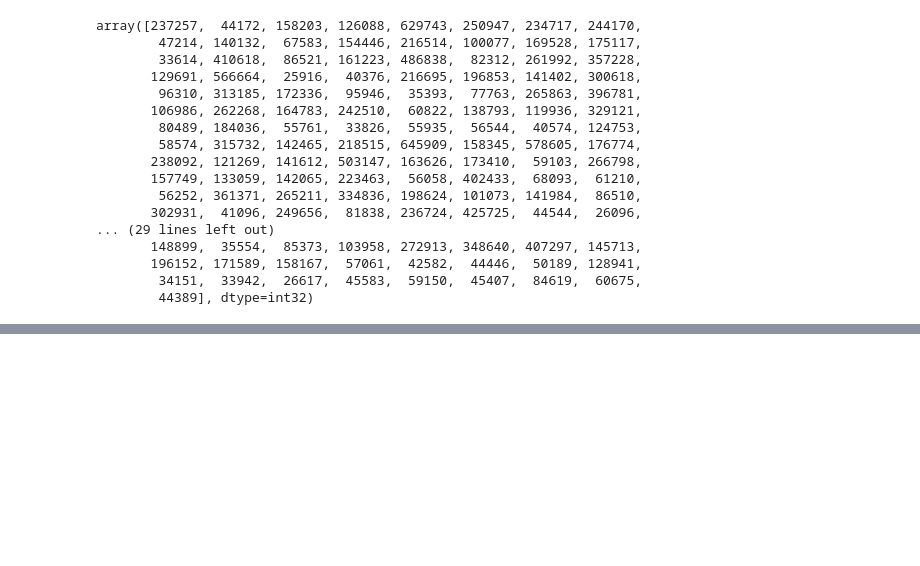
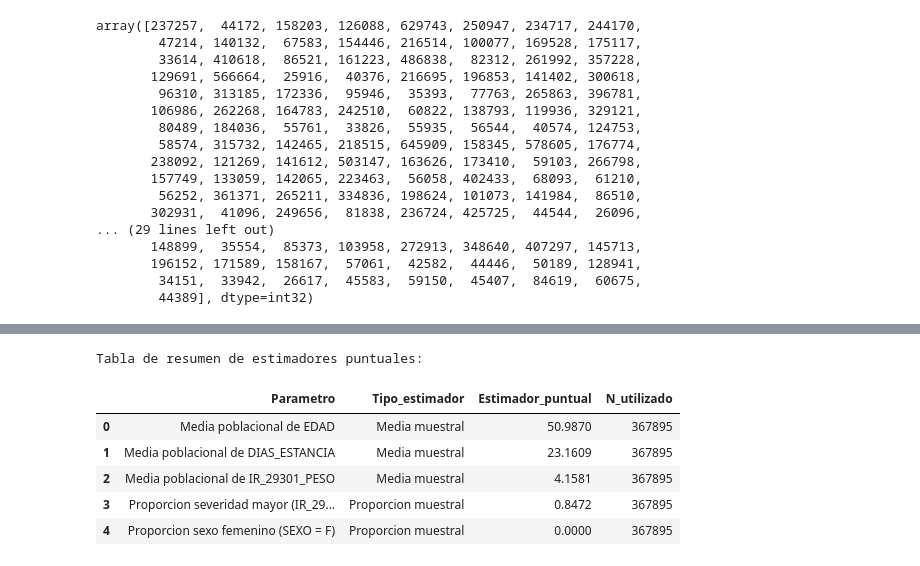
Before and after one commit to IgnaciaCG/Analisis-de-datos, a Jupyter notebook: analisis_grd.ipynb, the cells around one changed output, grey strips where cells are left out. Saved outputs shown, nothing was run; the diff lists cells and outputs as text; code cells hidden in the pictures; blank space fills up the shorter version.

Commit message:
estimadores puntuales

```diff
--- a/analisis_grd.ipynb
+++ b/analisis_grd.ipynb
@@ -468,0 +478,63 @@ array([237257,  44172, 158203, 126088, 629743, 250947, 234717, 244170,
+# %%
+import pandas as pd
+
+# Si se ejecuta esta seccion de forma aislada, cargamos la base procesada
+if 'grd' not in globals():
+    grd = pd.read_parquet('grd_procesado.parquet')
+
+# Parametros de interes para promedio
+vars_promedio = ['EDAD', 'DIAS_ESTANCIA', 'IR_29301_PESO']
+
+# Parametros de interes para proporcion
+def evento_severidad_mayor(df):
+    return df['IR_29301_SEVERIDAD'].astype('string').eq('3')
+
+def evento_sexo_femenino(df):
+    return df['SEXO'].astype('string').str.upper().eq('F')
+
+proporciones = {
+    'Proporcion severidad mayor (IR_29301_SEVERIDAD = 3)': evento_severidad_mayor,
+    'Proporcion sexo femenino (SEXO = F)': evento_sexo_femenino,
+}
+
+filas = []
+
+# 1) Estimadores puntuales de medias
+for var in vars_promedio:
+    serie = pd.to_numeric(grd[var], errors='coerce').dropna()
+    n = int(serie.shape[0])
+    if n > 0:
+        filas.append({
+            'Parametro': f'Media poblacional de {var}',
+            'Tipo_estimador': 'Media muestral',
+            'Estimador_puntual': float(serie.mean()),
+            'N_utilizado': n
+        })
+
+# 2) Estimadores puntuales de proporciones
+for nombre_parametro, regla in proporciones.items():
+    indicador = regla(grd)
+    indicador = indicador.where(indicador.notna()).dropna()
+    n = int(indicador.shape[0])
+    if n > 0:
+        filas.append({
+            'Parametro': nombre_parametro,
+            'Tipo_estimador': 'Proporcion muestral',
+            'Estimador_puntual': float(indicador.mean()),
+            'N_utilizado': n
+        })
+
+# Tabla resumen final
+tabla_estimadores = pd.DataFrame(filas)
+tabla_estimadores['Estimador_puntual'] = tabla_estimadores['Estimador_puntual'].round(4)
+
+print('Tabla de resumen de estimadores puntuales:')
+display(tabla_estimadores)
+# %% [output]
+Tabla de resumen de estimadores puntuales:
+|  | Parametro | Tipo_estimador | Estimador_puntual | N_utilizado |
+| 0 | Media poblacional de EDAD | Media muestral | 50.9870 | 367895 |
+| 1 | Media poblacional de DIAS_ESTANCIA | Media muestral | 23.1609 | 367895 |
+| 2 | Media poblacional de IR_29301_PESO | Media muestral | 4.1581 | 367895 |
+| 3 | Proporcion severidad mayor (IR_29... | Proporcion muestral | 0.8472 | 367895 |
+| 4 | Proporcion sexo femenino (SEXO = F) | Proporcion muestral | 0.0000 | 367895 |
```
Also changed, not shown: parts of 1 cell of this notebook.
